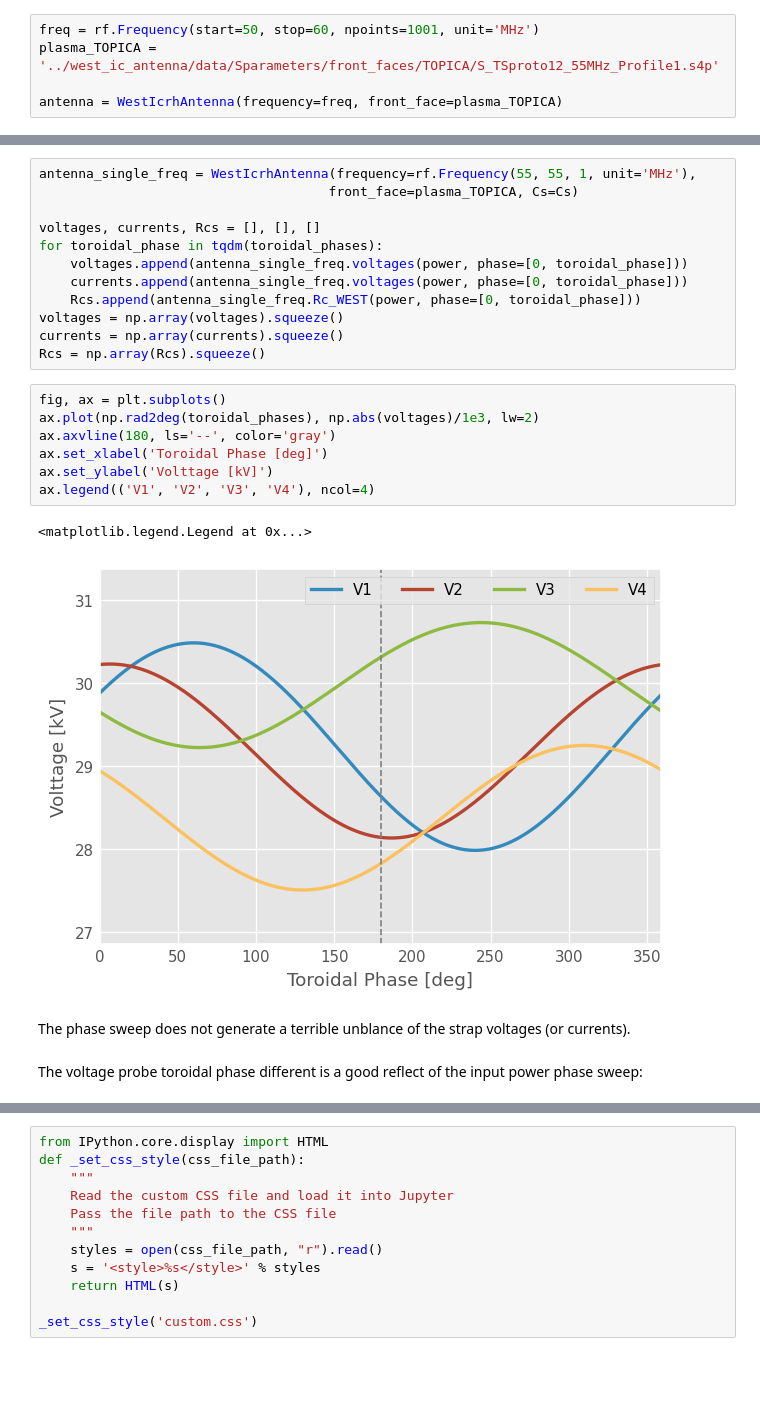
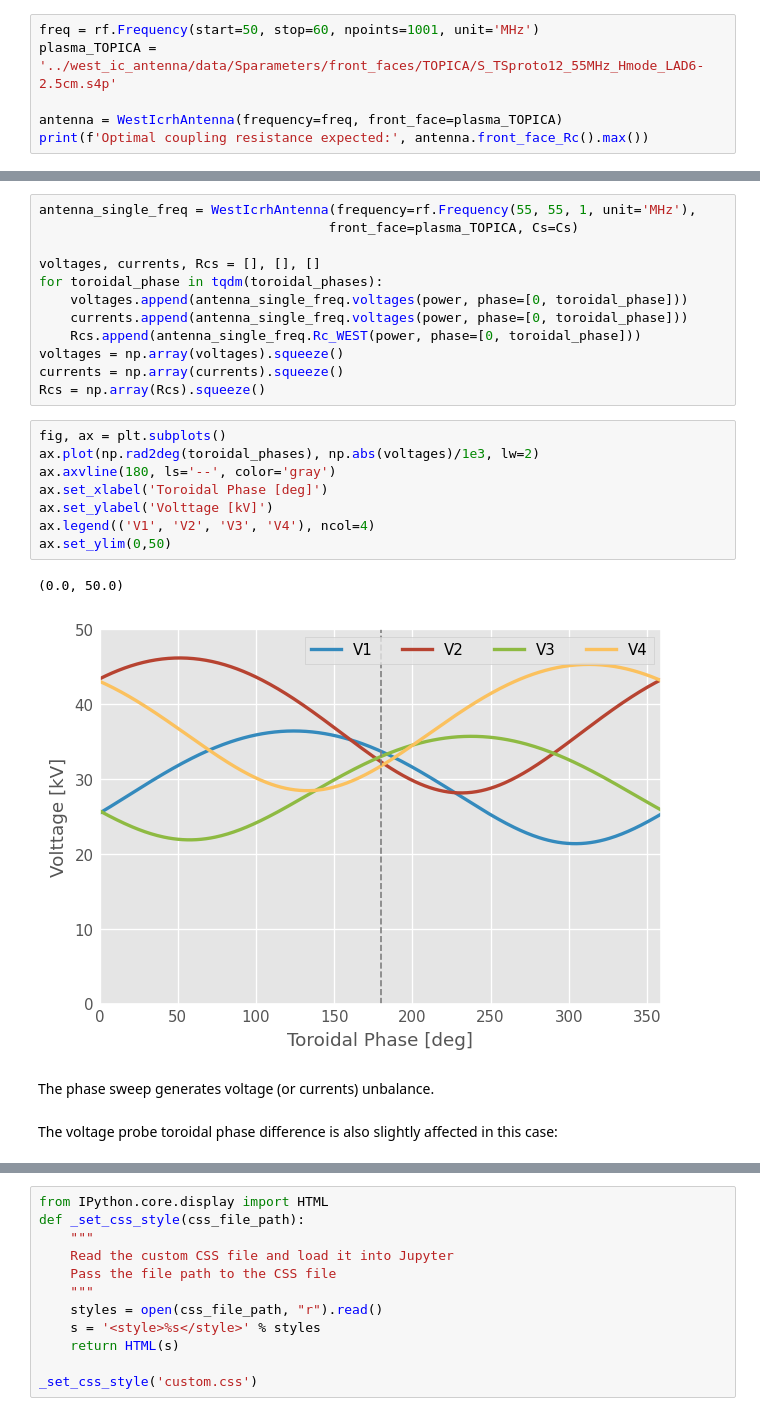
Before and after one commit to jhillairet/WEST_IC_antenna, a Jupyter notebook: doc/phase_scan.ipynb, the cells around one changed output, grey strips where cells are left out. Drawn from its saved outputs; the diff is of its cells as text; blank space fills up the shorter version.

Commit message:
Improved documentation & notebook on phase scan

```diff
--- a/doc/phase_scan.ipynb
+++ b/doc/phase_scan.ipynb
@@ -20,6 +20,7 @@ rf.stylely()
 Let's use a TOPICA simulation of the WEST front face in a "L-mode plasma" at 55 MHz:
 # %%
 freq = rf.Frequency(start=50, stop=60, npoints=1001, unit='MHz')
-plasma_TOPICA = '../west_ic_antenna/data/Sparameters/front_faces/TOPICA/S_TSproto12_55MHz_Profile1.s4p'
+plasma_TOPICA = '../west_ic_antenna/data/Sparameters/front_faces/TOPICA/S_TSproto12_55MHz_Hmode_LAD6-2.5cm.s4p'
 
 antenna = WestIcrhAntenna(frequency=freq, front_face=plasma_TOPICA)
+print(f'Optimal coupling resistance expected:', antenna.front_face_Rc().max())
@@ -88,17 +92,18 @@ Rcs = np.array(Rcs).squeeze()
 # %%
 fig, ax = plt.subplots()
 ax.plot(np.rad2deg(toroidal_phases), np.abs(voltages)/1e3, lw=2)
 ax.axvline(180, ls='--', color='gray')
 ax.set_xlabel('Toroidal Phase [deg]')
 ax.set_ylabel('Volttage [kV]')
 ax.legend(('V1', 'V2', 'V3', 'V4'), ncol=4)
+ax.set_ylim(0,50)
 # %% [output]
-<matplotlib.legend.Legend at 0x...>
+(0.0, 50.0)
-[figure, old version]
+[figure, new version]
-# %% [markdown]
-The phase sweep does not generate a terrible unblance of the strap voltages (or currents).
-# %% [markdown]
-The voltage probe toroidal phase different is a good reflect of the input power phase sweep:
+# %% [markdown]
+The phase sweep generates voltage (or currents) unbalance.
+# %% [markdown]
+The voltage probe toroidal phase difference is also slightly affected in this case:
 # %%
 fig, ax = plt.subplots()
 ax.plot(np.rad2deg(toroidal_phases), np.rad2deg(np.angle(voltages[:,2]) - np.angle(voltages[:,0]))%360, lw=2)
```
Also changed, not shown: parts of 8 cells of this notebook, 1 other file.
